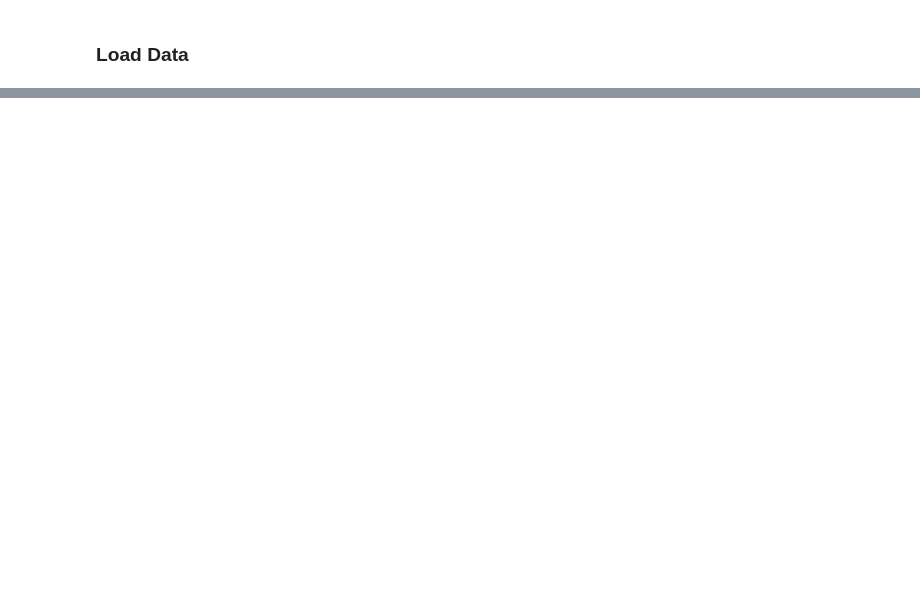
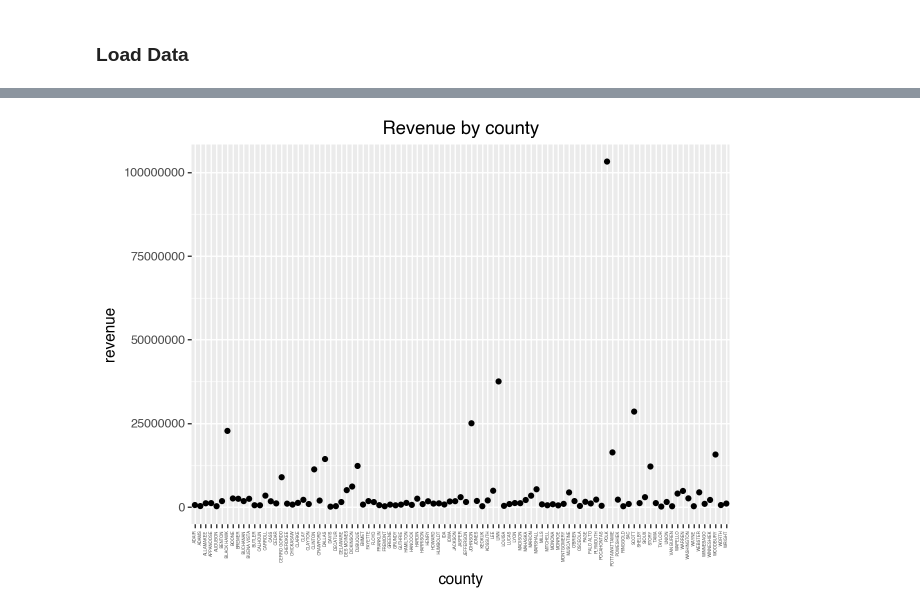
Before and after one commit to advanced-computing/fred-naga-lab2, a Jupyter notebook: iowa_liquor_naga.ipynb, the cells around one changed output, grey strips where cells are left out. Cells and saved outputs as stored; diff of their text form; code cells hidden in the pictures; blank space fills up the shorter version.

```diff
--- a/iowa_liquor_naga.ipynb
+++ b/iowa_liquor_naga.ipynb
@@ -68,0 +125,7 @@ memory usage: 138.4+ MB
+# %%
+df_county = df.groupby(['county']).agg(
+    revenue=('sale_dollars', 'sum'),
+    profit=('profit', 'sum'),
+).reset_index()
+df_county['county'] = df_county['county'].str.lower()
+df_county.head()
@@ -68,0 +139,10 @@ memory usage: 138.4+ MB
+# %%
+plot3 = (
+    p9.ggplot(df_county, p9.aes(x='county', y='revenue')) +
+    p9.geom_point() +
+    p9.labs(title='Revenue by county') +
+    p9.theme(axis_text_x=p9.element_text(rotation=90, size=3))
+)
+plot3
+# %% [output]
+[figure, added]
```
Also changed, not shown: parts of 31 cells of this notebook, 5 other files.
